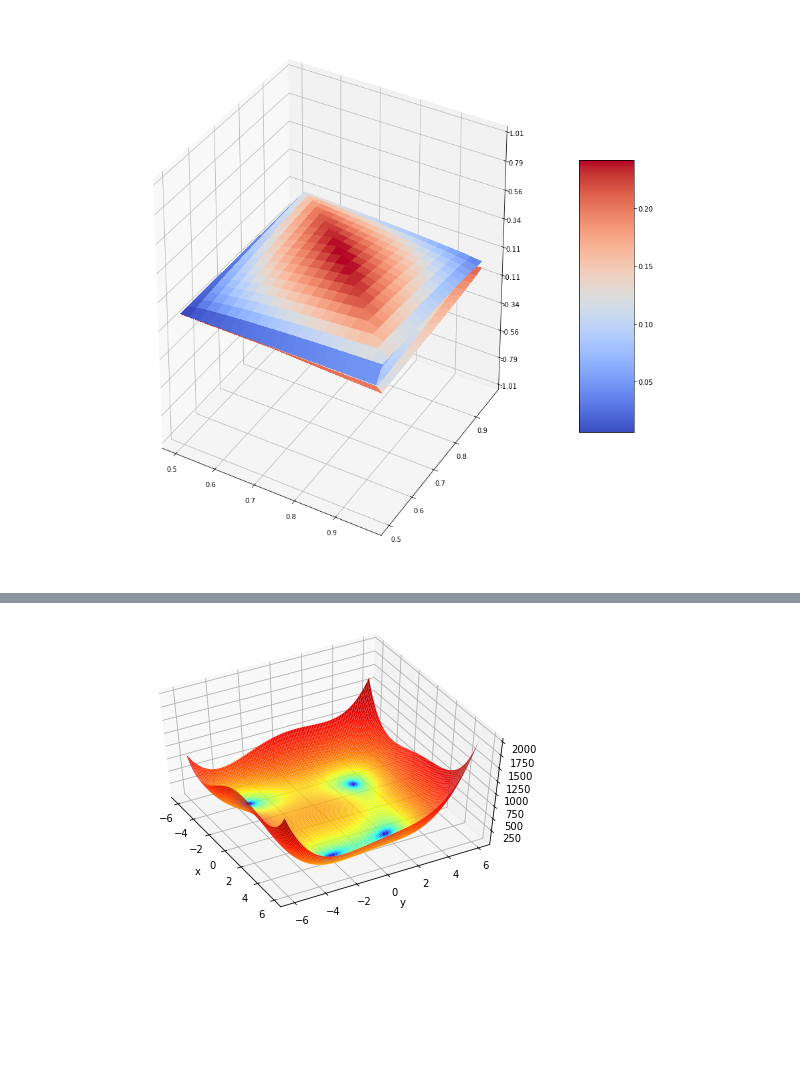
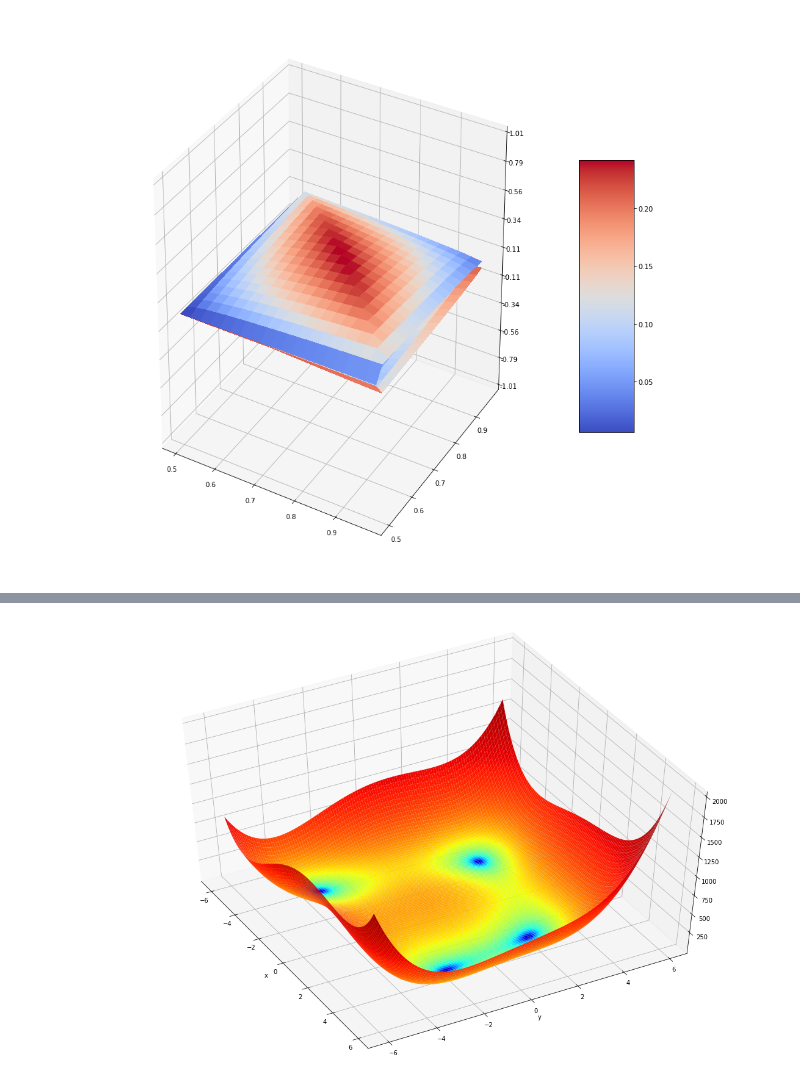
Before and after one commit to fafasonga/simplex, a Jupyter notebook: simplex/simplex.ipynb, the cells around one changed output, grey strips where cells are left out. Saved outputs shown, nothing was run; the diff lists cells and outputs as text; code cells hidden in the pictures; blank space fills up the shorter version.

```diff
--- a/simplex/simplex.ipynb
+++ b/simplex/simplex.ipynb
@@ -233,23 +233,23 @@ plt.show()
 # %%
 from mpl_toolkits.mplot3d import Axes3D
 from matplotlib import cm
 from matplotlib.colors import LogNorm
 import matplotlib.pyplot as plt
 import numpy as np
 
-fig = plt.figure()
+fig = plt.figure(figsize=[15,10])
 ax = Axes3D(fig, azim = -29, elev = 49)
 X = np.arange(-6, 6, 0.1)
 Y = np.arange(-6, 6, 0.1)
 X, Y = np.meshgrid(X, Y)
 Z = (X*X+Y-11)**2 + (X+Y*Y-7)**2
 ax.plot_surface(X, Y, Z, rstride = 1, cstride = 1, norm = LogNorm(), cmap = cm.jet)
 
 plt.xlabel("x")
 plt.ylabel("y")
 
 plt.savefig("Himmelblau function.svg")
 
 plt.show()
 # %% [output]
-[figure, old version]
+[figure, new version]
```
Also changed, not shown: parts of 2 cells of this notebook, 1 other file.
